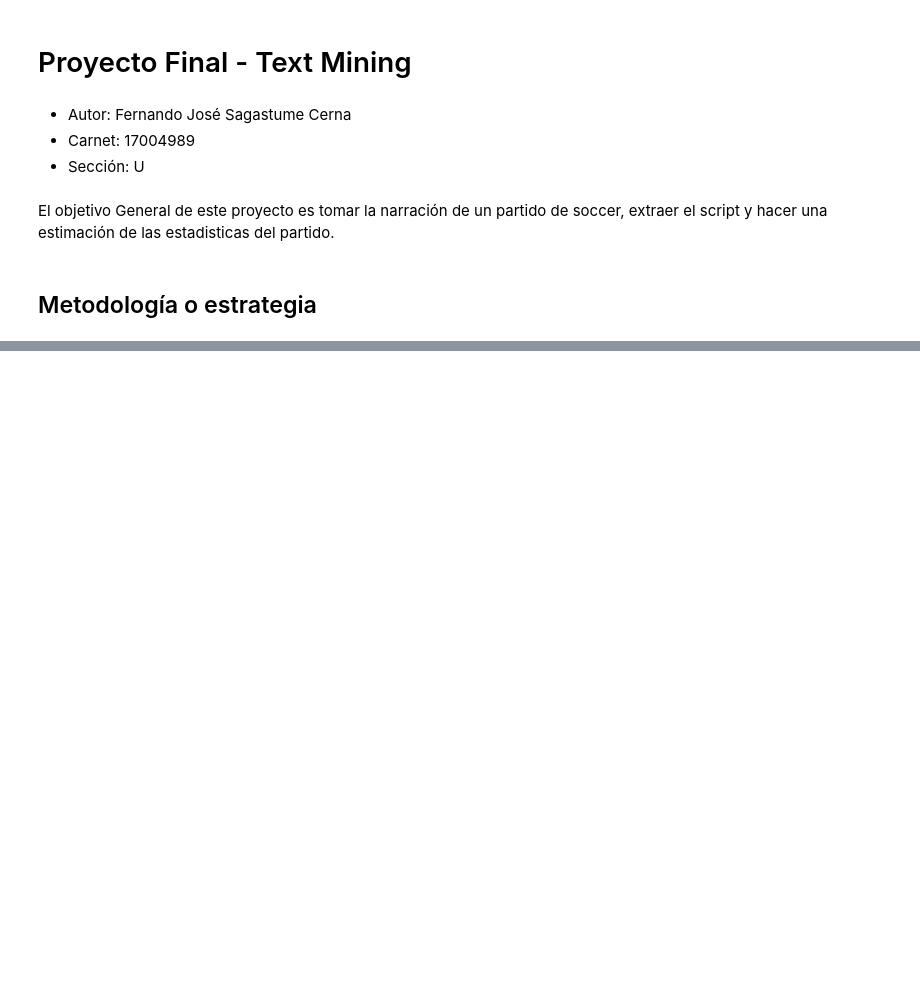
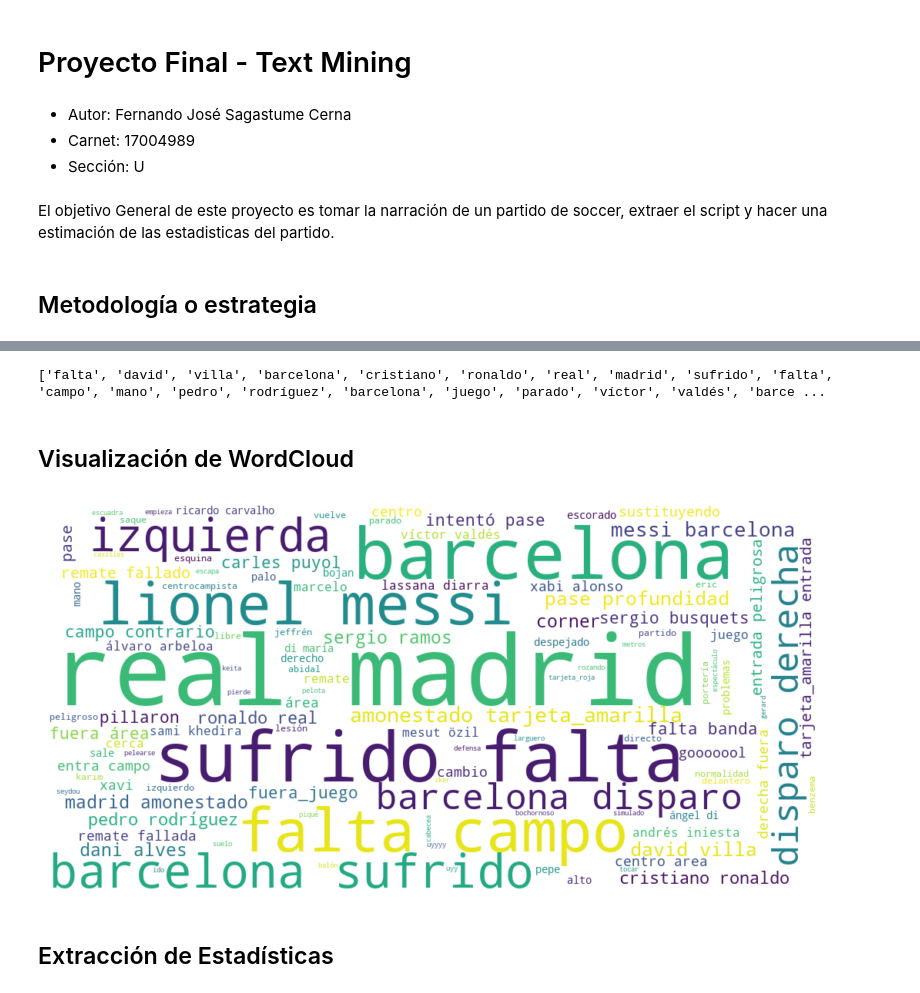
Before and after one commit to fernandosagastume/PJFinalTMIR, a Jupyter notebook: src_code.ipynb, the cells around one changed output, grey strips where cells are left out. Saved outputs shown, nothing was run; the diff lists cells and outputs as text; code cells hidden in the pictures; blank space fills up the shorter version.

Commit message:
Se termina el proyecto, para mas información el colab.

```diff
--- a/src_code.ipynb
+++ b/src_code.ipynb
@@ -17,0 +52,3 @@ El objetivo General de este proyecto es tomar la narración de un partido de soc
+# %%
+# Se carga el modelo de spacy para español
+nlp = spacy.load('es_core_news_sm')
@@ -17,0 +87,46 @@ El objetivo General de este proyecto es tomar la narración de un partido de soc
+# %%
+# Función para eliminar de una línea una palabra repetida
+def eliminar_segunda_ocurrencia(lineas, palabra):
+    lineas_modificadas = []
+
+    for linea in lineas:
+        ocurrencias = [match.start() for match in re.finditer(rf'{palabra}', linea, flags=re.IGNORECASE)]
+
+        if len(ocurrencias) > 1:
+            # Elimina la segunda ocurrencia
+            linea = linea[:ocurrencias[1]] + linea[ocurrencias[1] + len(palabra):]
+
+        lineas_modificadas.append(linea)
+
+    return lineas_modificadas
+# %%
+# Cargar el archivo de texto
+with open('data/barcelona_rm.txt', 'r') as file:
+    lineas = file.readlines()
+# Eliminamos algunas palabras clave repetidas en una misma linea
+lineas = eliminar_segunda_ocurrencia(lineas, "corner")
+lineas = eliminar_segunda_ocurrencia(lineas, "fuera de juego")
+# Se ordenan las lineas del archivo (puesto que están en orden inverso)
+lineas = [linea.strip() for linea in reversed(lineas)]
+
+# Se invierte el orden de las líneas y se unen
+corpus = ' '.join(lineas)
+
+# Se crea un corpus con el procesamiento aplicado al texto
+corpus = preprocesar_corpus(corpus)
+print(corpus)
+# %% [output]
+['falta', 'david', 'villa', 'barcelona', 'cristiano', 'ronaldo', 'real', 'madrid', 'sufrido', 'falta', 'campo', 'mano', 'pedro', 'rodríguez', 'barcelona', 'juego', 'parado', 'víctor', 'valdés', 'barce ...
+# %% [markdown]
+## Visualización de WordCloud
+# %%
+# Se crea un WordCloud con los tokens
+wordcloud = WordCloud(width=1000, height=500, background_color='white').generate(' '.join(corpus))
+plt.figure(figsize=(10, 5))
+plt.imshow(wordcloud, interpolation='bilinear')
+plt.axis('off')
+plt.show()
+# %% [output]
+[figure, added]
+# %% [markdown]
+## Extracción de Estadísticas
```
Also changed, not shown: parts of 13 cells of this notebook, 2 other files.
